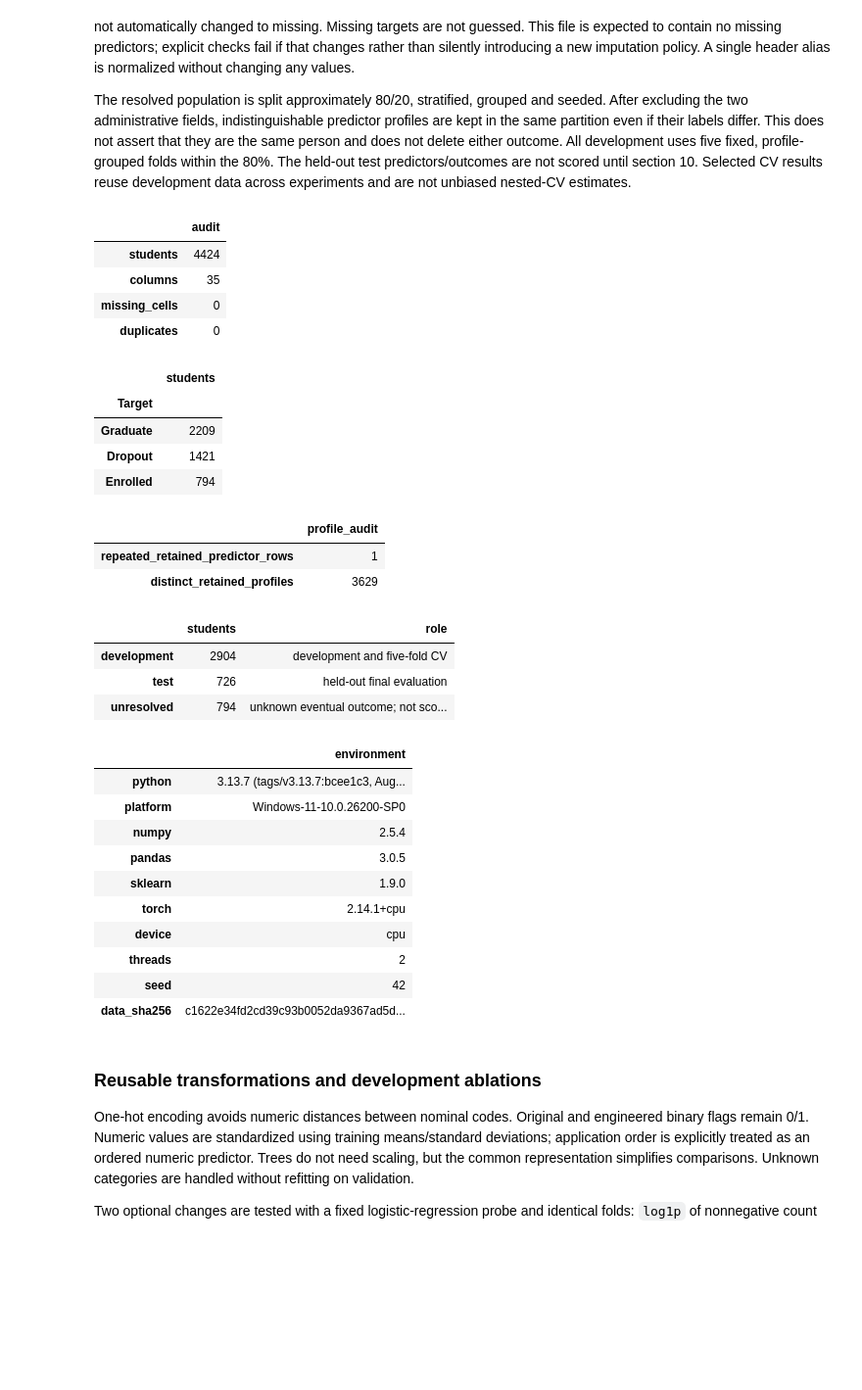
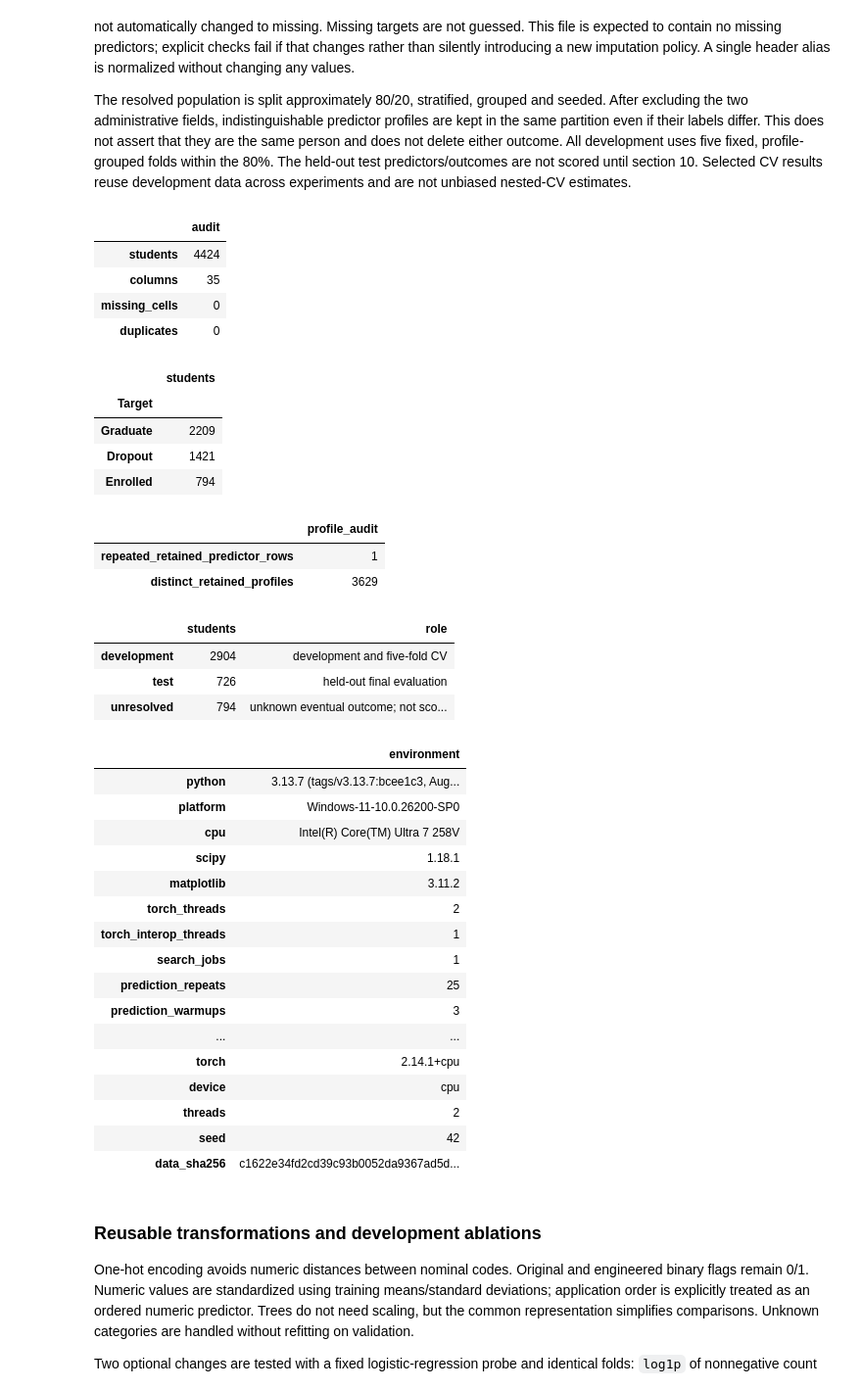
Before and after one commit to FredrikNymoen/IT3212, a Jupyter notebook: notebooks/assignment3/student_dropout_combined.ipynb, the cells around one changed output. Shown at 98% size. Cells and saved outputs as stored; diff of their text form; code cells hidden in the pictures; blank space fills up the shorter version.

```diff
--- a/notebooks/assignment3/student_dropout_combined.ipynb
+++ b/notebooks/assignment3/student_dropout_combined.ipynb
@@ -79,6 +79,7 @@ import hashlib
 import inspect
 import json
 import platform
+import subprocess
 import random
 import sys
 import warnings
@@ -87,6 +88,8 @@ import numpy as np
 import pandas as pd
 import matplotlib.pyplot as plt
 import sklearn
+import scipy
+import matplotlib
 import torch
 from torch import nn
 from IPython.display import display, Markdown
@@ -110,7 +113,7 @@ from sklearn.pipeline import Pipeline
 from sklearn.preprocessing import OneHotEncoder, StandardScaler
 from sklearn.svm import SVC
 from sklearn.tree import DecisionTreeClassifier
-from threadpoolctl import threadpool_limits
+from threadpoolctl import threadpool_limits, threadpool_info
 
 SEED = 42
 CAPACITY = .20
@@ -125,6 +128,9 @@ random.seed(SEED)
 torch.manual_seed(SEED)
 torch.use_deterministic_algorithms(True)
 torch.set_num_threads(2)
+torch.set_num_interop_threads(1)
+PREDICTION_REPEATS = 25
+PREDICTION_WARMUPS = 3
 thread_limits = threadpool_limits(limits=2)
 plt.rcParams.update({'figure.dpi': 110, 'axes.spines.top': False, 'axes.spines.right': False})
 
@@ -182,37 +188,59 @@ split_table = pd.DataFrame({'students': [len(X_dev), len(X_test), len(unresolved
 display(split_table)
 membership = pd.concat([pd.DataFrame({'row_id': frame.index, 'partition': name})
     for name, frame in [('development', X_dev), ('test', X_test), ('unresolved', unresolved)]])
 assert membership.row_id.nunique() == len(raw)
 membership.to_csv(RESULTS / 'partition_membership.csv', index=False)
-environment = {'python': sys.version, 'platform': platform.platform(), 'numpy': np.__version__,
+cpu_name = platform.processor() or platform.machine()
+if platform.system() == 'Windows':
+    try:
+        cpu_query = subprocess.run(['powershell', '-NoProfile', '-NonInteractive', '-Command',
+            '(Get-CimInstance Win32_Processor | Select-Object -ExpandProperty Name) -join "; "'],
+            capture_output=True, text=True, timeout=20, check=True)
+        if cpu_query.stdout.strip():
+            cpu_name = cpu_query.stdout.strip()
+    except (OSError, subprocess.SubprocessError):
+        pass
+
+environment = {'python': sys.version, 'platform': platform.platform(), 'cpu': cpu_name,
+    'scipy': scipy.__version__, 'matplotlib': matplotlib.__version__,
+    'torch_threads': torch.get_num_threads(), 'torch_interop_threads': torch.get_num_interop_threads(),
+    'search_jobs': 1, 'prediction_repeats': PREDICTION_REPEATS, 'prediction_warmups': PREDICTION_WARMUPS,
+    'numerical_libraries': [{k: item.get(k) for k in ['internal_api', 'num_threads', 'version']}
+                            for item in threadpool_info()], 'numpy': np.__version__,
     'pandas': pd.__version__, 'sklearn': sklearn.__version__, 'torch': torch.__version__,
     'device': 'cpu', 'threads': 2, 'seed': SEED, 'data_sha256': hashlib.sha256(DATA.read_bytes()).hexdigest()}
 (RESULTS / 'environment.json').write_text(json.dumps(environment, indent=2), encoding='utf-8')
 display(pd.Series(environment).to_frame('environment'))
 # %% [output]
 |  | audit |
 | students | 4424 |
 | columns | 35 |
 | missing_cells | 0 |
 | duplicates | 0 |
 |  | students |
 | Target |  |
 | Graduate | 2209 |
 | Dropout | 1421 |
 | Enrolled | 794 |
 |  | profile_audit |
 | repeated_retained_predictor_rows | 1 |
 | distinct_retained_profiles | 3629 |
 |  | students | role |
 | development | 2904 | development and five-fold CV |
 | test | 726 | held-out final evaluation |
 | unresolved | 794 | unknown eventual outcome; not sco... |
 |  | environment |
 | python | 3.13.7 (tags/v3.13.7:bcee1c3, Aug... |
 | platform | Windows-11-10.0.26200-SP0 |
-| numpy | 2.5.4 |
-| pandas | 3.0.5 |
-| sklearn | 1.9.0 |
+| cpu | Intel(R) Core(TM) Ultra 7 258V |
+| scipy | 1.18.1 |
+| matplotlib | 3.11.2 |
+| torch_threads | 2 |
+| torch_interop_threads | 1 |
+| search_jobs | 1 |
+| prediction_repeats | 25 |
+| prediction_warmups | 3 |
+| ... | ... |
 | torch | 2.14.1+cpu |
 | device | cpu |
 | threads | 2 |
```
Also changed, not shown: parts of 15 cells of this notebook, 42 other files.
